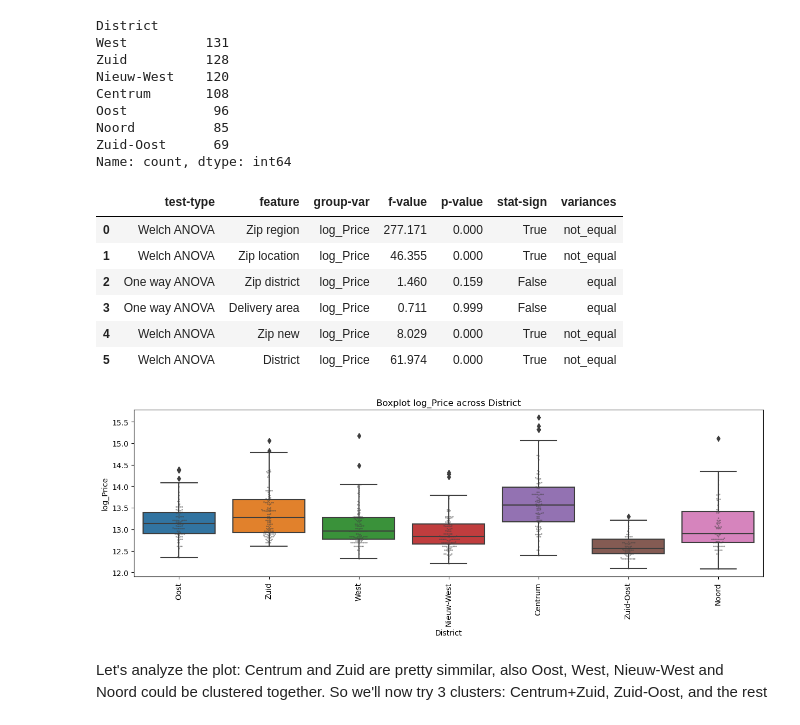
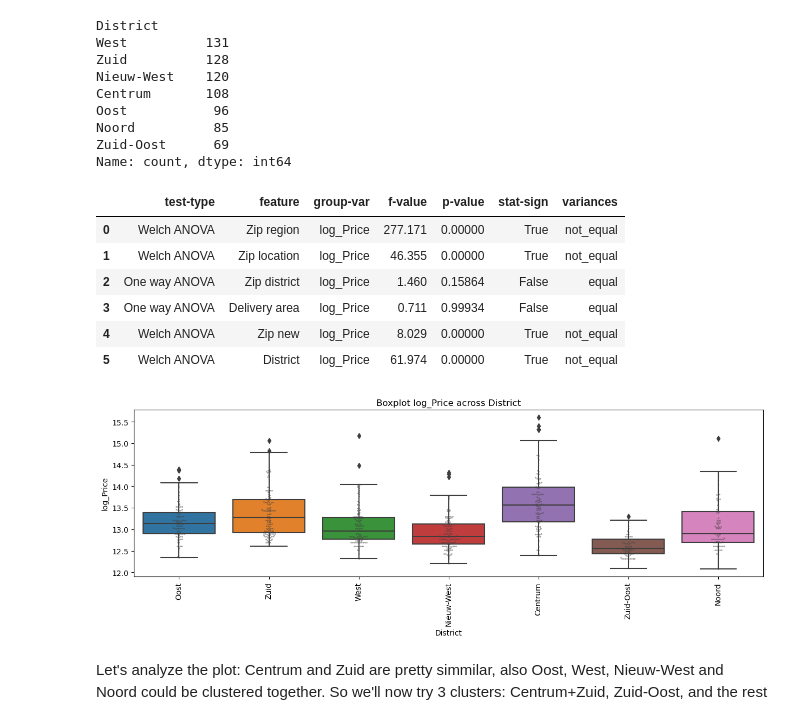
Before and after one commit to nadiia-duiunova/House_price, a Jupyter notebook: Stat inference.ipynb, the cells around one changed output. Cells and saved outputs as stored; diff of their text form; code cells hidden in the pictures.

```diff
--- a/Stat inference.ipynb
+++ b/Stat inference.ipynb
@@ -412,7 +412,7 @@ def custom_anova(data: pd.DataFrame, grouping_var: list, feature: str, result_ta
             "feature": col,
             "group-var": feature,
             "f-value": round(f_value, 3),
-            "p-value": round(p_value, 3),
+            "p-value": round(p_value, 5),
             "stat-sign": (p_value < 0.05),
             "variances": variances
         }
@@ -526,17 +526,16 @@ Noord          85
 Zuid-Oost      69
 Name: count, dtype: int64
 # %%
-data1['log_Price_sqm'] = np.log(data1['Price per sqm'])
 anova_df = custom_anova(data=data1, grouping_var=['District'], feature='log_Price', result_table=anova_df)
 anova_df
 # %% [output]
 |  | test-type | feature | group-var | f-value | p-value | stat-sign | variances |
-| 0 | Welch ANOVA | Zip region | log_Price | 277.171 | 0.000 | True | not_equal |
-| 1 | Welch ANOVA | Zip location | log_Price | 46.355 | 0.000 | True | not_equal |
-| 2 | One way ANOVA | Zip district | log_Price | 1.460 | 0.159 | False | equal |
-| 3 | One way ANOVA | Delivery area | log_Price | 0.711 | 0.999 | False | equal |
-| 4 | Welch ANOVA | Zip new | log_Price | 8.029 | 0.000 | True | not_equal |
-| 5 | Welch ANOVA | District | log_Price | 61.974 | 0.000 | True | not_equal |
+| 0 | Welch ANOVA | Zip region | log_Price | 277.171 | 0.00000 | True | not_equal |
+| 1 | Welch ANOVA | Zip location | log_Price | 46.355 | 0.00000 | True | not_equal |
+| 2 | One way ANOVA | Zip district | log_Price | 1.460 | 0.15864 | False | equal |
+| 3 | One way ANOVA | Delivery area | log_Price | 0.711 | 0.99934 | False | equal |
+| 4 | Welch ANOVA | Zip new | log_Price | 8.029 | 0.00000 | True | not_equal |
+| 5 | Welch ANOVA | District | log_Price | 61.974 | 0.00000 | True | not_equal |
 [figure]
 # %% [markdown]
 Let's analyze the plot: Centrum and Zuid are pretty simmilar, also Oost, West, Nieuw-West and Noord could be clustered together. So we'll now try 3 clusters: Centrum+Zuid, Zuid-Oost, and the rest
```
Also changed, not shown: parts of 26 cells of this notebook.
